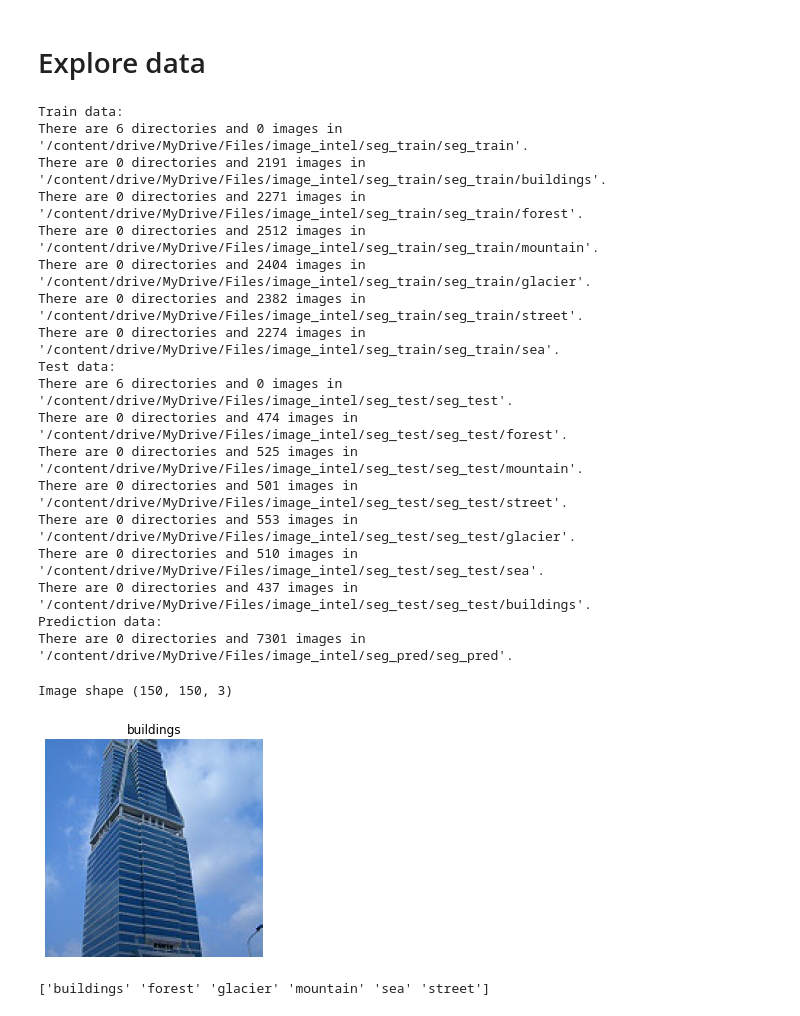
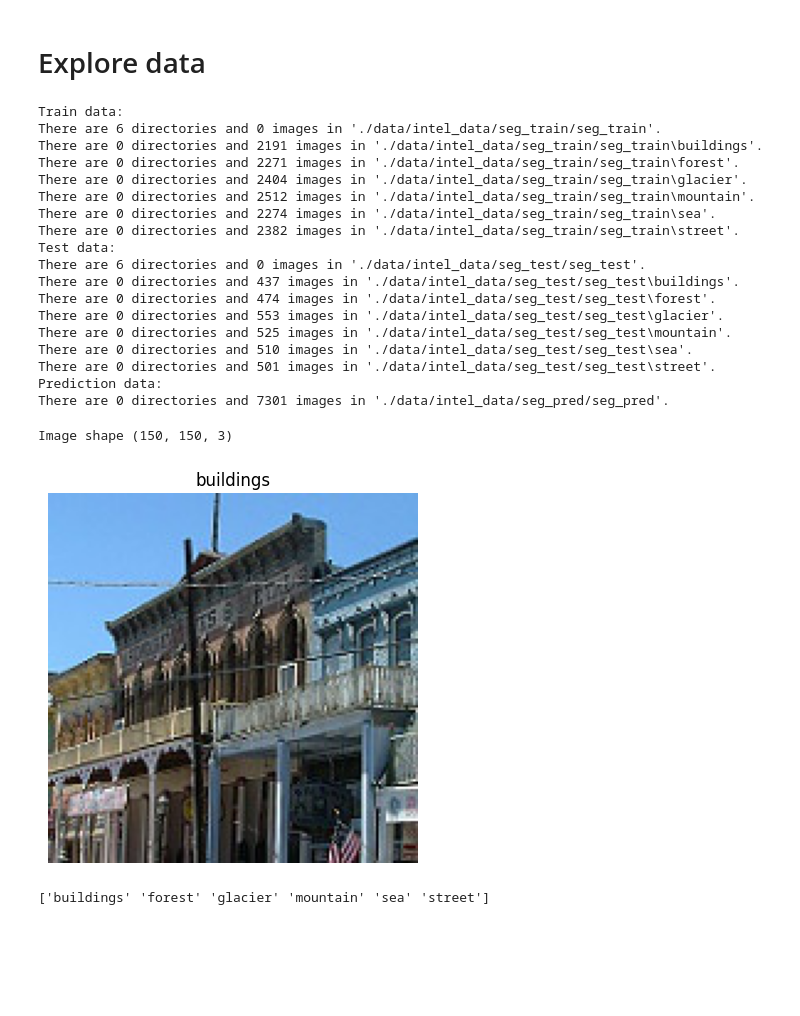
Before and after one commit to SanjyotZade/mykubeRepo, a Jupyter notebook: Intel_data_classification.ipynb, the cells around one changed output. Saved outputs shown, nothing was run; the diff lists cells and outputs as text; code cells hidden in the pictures; blank space fills up the shorter version.

Commit message:
retrained the model, corrected the notebook and added the mlops image file

```diff
--- a/Intel_data_classification.ipynb
+++ b/Intel_data_classification.ipynb
@@ -18,38 +18,49 @@ print(tf.__version__)
 # Explore data
 # %%
 import os
+data_path = "./data/intel_data/"
+
 # Walk through pizza_steak directory and list number of files
+
 print("Train data: ")
-for dirpath, dirnames, filenames in os.walk("/content/drive/MyDrive/Files/image_intel/seg_train/seg_train"):
+
+for dirpath, dirnames, filenames in os.walk(data_path+"seg_train/seg_train"):
     print(
+
         f"There are {len(dirnames)} directories and {len(filenames)} images in '{dirpath}'.")
+
 print("Test data: ")
-for dirpath, dirnames, filenames in os.walk("/content/drive/MyDrive/Files/image_intel/seg_test/seg_test"):
+
+for dirpath, dirnames, filenames in os.walk(data_path+"seg_test/seg_test"):
     print(
+
         f"There are {len(dirnames)} directories and {len(filenames)} images in '{dirpath}'.")
+
 print("Prediction data: ")
-for dirpath, dirnames, filenames in os.walk("/content/drive/MyDrive/Files/image_intel/seg_pred/seg_pred"):
+
+for dirpath, dirnames, filenames in os.walk(data_path+"seg_pred/seg_pred"):
     print(
+
         f"There are {len(dirnames)} directories and {len(filenames)} images in '{dirpath}'.")
 # %% [output]
 Train data:
-There are 6 directories and 0 images in '/content/drive/MyDrive/Files/image_intel/seg_train/seg_train'.
-There are 0 directories and 2191 images in '/content/drive/MyDrive/Files/image_intel/seg_train/seg_train/buildings'.
-There are 0 directories and 2271 images in '/content/drive/MyDrive/Files/image_intel/seg_train/seg_train/forest'.
-There are 0 directories and 2512 images in '/content/drive/MyDrive/Files/image_intel/seg_train/seg_train/mountain'.
-There are 0 directories and 2404 images in '/content/drive/MyDrive/Files/image_intel/seg_train/seg_train/glacier'.
-There are 0 directories and 2382 images in '/content/drive/MyDrive/Files/image_intel/seg_train/seg_train/street'.
-There are 0 directories and 2274 images in '/content/drive/MyDrive/Files/image_intel/seg_train/seg_train/sea'.
+There are 6 directories and 0 images in './data/intel_data/seg_train/seg_train'.
+There are 0 directories and 2191 images in './data/intel_data/seg_train/seg_train\buildings'.
+There are 0 directories and 2271 images in './data/intel_data/seg_train/seg_train\forest'.
+There are 0 directories and 2404 images in './data/intel_data/seg_train/seg_train\glacier'.
+There are 0 directories and 2512 images in './data/intel_data/seg_train/seg_train\mountain'.
+There are 0 directories and 2274 images in './data/intel_data/seg_train/seg_train\sea'.
+There are 0 directories and 2382 images in './data/intel_data/seg_train/seg_train\street'.
 Test data:
-There are 6 directories and 0 images in '/content/drive/MyDrive/Files/image_intel/seg_test/seg_test'.
-There are 0 directories and 474 images in '/content/drive/MyDrive/Files/image_intel/seg_test/seg_test/forest'.
-There are 0 directories and 525 images in '/content/drive/MyDrive/Files/image_intel/seg_test/seg_test/mountain'.
-There are 0 directories and 501 images in '/content/drive/MyDrive/Files/image_intel/seg_test/seg_test/street'.
-There are 0 directories and 553 images in '/content/drive/MyDrive/Files/image_intel/seg_test/seg_test/glacier'.
-There are 0 directories and 510 images in '/content/drive/MyDrive/Files/image_intel/seg_test/seg_test/sea'.
-There are 0 directories and 437 images in '/content/drive/MyDrive/Files/image_intel/seg_test/seg_test/buildings'.
+There are 6 directories and 0 images in './data/intel_data/seg_test/seg_test'.
+There are 0 directories and 437 images in './data/intel_data/seg_test/seg_test\buildings'.
+There are 0 directories and 474 images in './data/intel_data/seg_test/seg_test\forest'.
+There are 0 directories and 553 images in './data/intel_data/seg_test/seg_test\glacier'.
+There are 0 directories and 525 images in './data/intel_data/seg_test/seg_test\mountain'.
+There are 0 directories and 510 images in './data/intel_data/seg_test/seg_test\sea'.
+There are 0 directories and 501 images in './data/intel_data/seg_test/seg_test\street'.
 Prediction data:
-There are 0 directories and 7301 images in '/content/drive/MyDrive/Files/image_intel/seg_pred/seg_pred'.
+There are 0 directories and 7301 images in './data/intel_data/seg_pred/seg_pred'.
 # %%
 import random
 import matplotlib.pyplot as plt
@@ -71,11 +82,11 @@ def view_random_image(target_dir, target_class):
 
     return img
 # %%
-img = view_random_image(target_dir='/content/drive/MyDrive/Files/image_intel/seg_train/seg_train/',
+img = view_random_image(target_dir=data_path+'seg_train/seg_train/',
                         target_class='buildings')
 # %% [output]
 Image shape (150, 150, 3)
-[figure, old version]
+[figure, new version]
 # %%
 # Get the class name programmatically
 import pathlib
```
Also changed, not shown: parts of 15 cells of this notebook, 6 other files.
